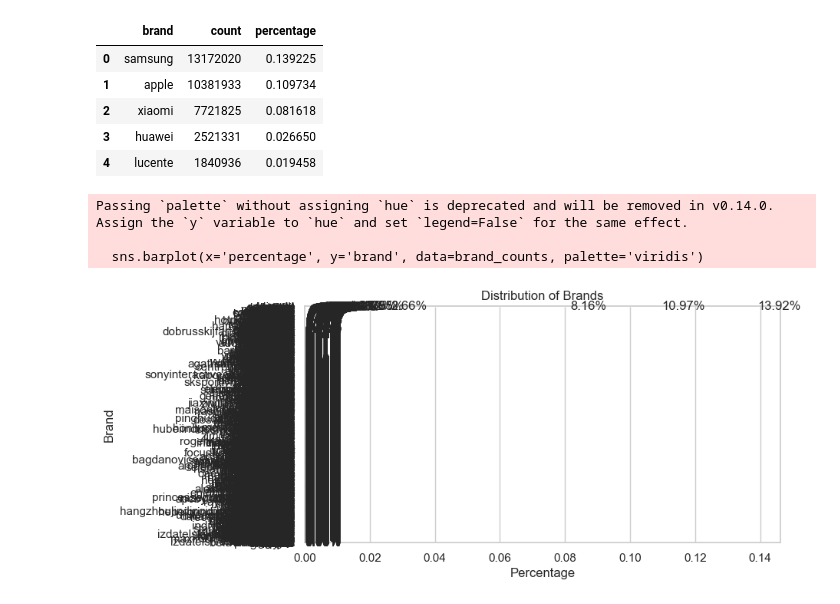
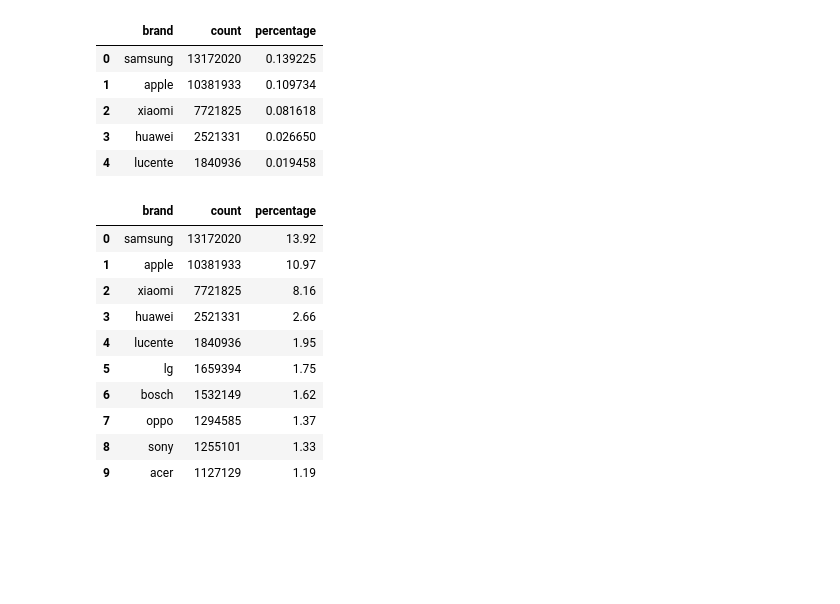
Before and after one commit to Jluisfeltrer/ecmn_cloud, a Jupyter notebook: cuadernos/C1.ipynb, the cells around one changed output. Cells and saved outputs as stored; diff of their text form; code cells hidden in the pictures; blank space fills up the shorter version.

```diff
--- a/cuadernos/C1.ipynb
+++ b/cuadernos/C1.ipynb
@@ -132,18 +132,3 @@ brand_counts.head()
 | 2 | xiaomi | 7721825 | 0.081618 |
 | 3 | huawei | 2521331 | 0.026650 |
 | 4 | lucente | 1840936 | 0.019458 |
-# %%
-# Visualizar los datos de brand_counts solo porcentajes, con etiquetas en las barras
-plt.figure(figsize=(8, 4))
-sns.barplot(x='percentage', y='brand', data=brand_counts, palette='viridis')
-plt.title('Distribution of Brands')
-plt.xlabel('Percentage')
-plt.ylabel('Brand')
-for index, value in enumerate(brand_counts['percentage']):
-    plt.text(value, index, f'{value:.2%}', va='center')
-plt.show()
-# %% [output]
-Passing `palette` without assigning `hue` is deprecated and will be removed in v0.14.0. Assign the `y` variable to `hue` and set `legend=False` for the same effect.
-
-  sns.barplot(x='percentage', y='brand', data=brand_counts, palette='viridis')
-[figure, removed]
@@ -149,0 +138,14 @@ Passing `palette` without assigning `hue` is deprecated and will be removed in v
+# %%
+brand_counts.head(10).round(2)
+# %% [output]
+|  | brand | count | percentage |
+| 0 | samsung | 13172020 | 13.92 |
+| 1 | apple | 10381933 | 10.97 |
+| 2 | xiaomi | 7721825 | 8.16 |
+| 3 | huawei | 2521331 | 2.66 |
+| 4 | lucente | 1840936 | 1.95 |
+| 5 | lg | 1659394 | 1.75 |
+| 6 | bosch | 1532149 | 1.62 |
+| 7 | oppo | 1294585 | 1.37 |
+| 8 | sony | 1255101 | 1.33 |
+| 9 | acer | 1127129 | 1.19 |
```
Also changed, not shown: parts of 8 cells of this notebook, 1 other file.
